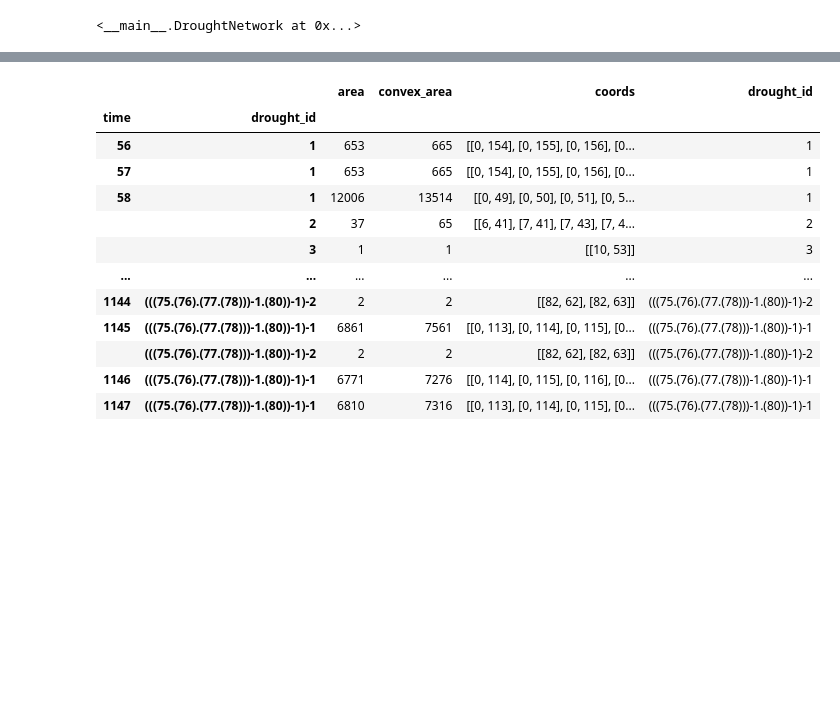
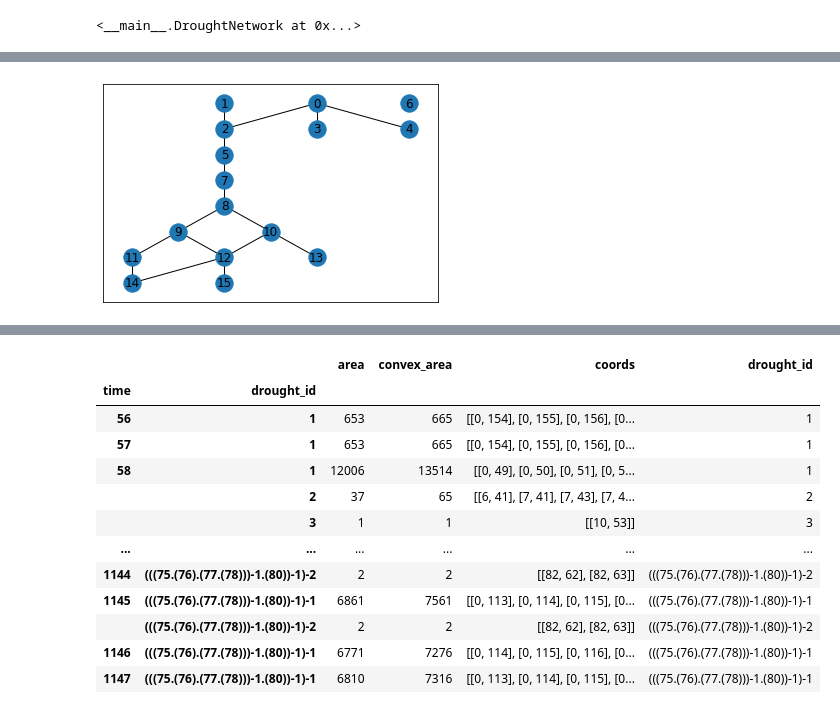
Before and after one commit to UW-Hydro/drought_impact, a Jupyter notebook: notebooks/explore/drought_event_network.ipynb, the cells around one changed output, grey strips where cells are left out. Drawn from its saved outputs; the diff is of its cells as text; code cells hidden in the pictures; blank space fills up the shorter version.

```diff
--- a/notebooks/explore/drought_event_network.ipynb
+++ b/notebooks/explore/drought_event_network.ipynb
@@ -139,7 +150,7 @@ Okay, I think above is a fairly good starting point for this class. I need to do
 - figure out how to transition from nodes to timeseries
 - figure out how to hold all the nodes for a timeseries together, given they can stop and end and may not all be connected
 # %%
-def create_EventNodes(vals:np.ndarray, time=0):
+def create_EventNodes(vals:np.ndarray, time=0, id=0):
     df = wrangle.identify_drought_blob(vals)
     nodes = []
     for i in np.arange(len(df)):
@@ -147,16 +158,21 @@ def create_EventNodes(vals:np.ndarray, time=0):
             time=time,
             area=df['area'].values[i],
             coords=df['coords'].values[i],
-            event_code=''
+            id=id
         )
         nodes.append(node)
+        id += 1
 
     # hopeful optimization
     df = None
 
-    return nodes
+    return nodes, id
 # %%
-test_nodes = [create_EventNodes(data, time=i) for i, data in enumerate(test_series)]
+test_nodes = []
+id = 0
+for i, data in enumerate(test_series):
+    nodes, id = create_EventNodes(data, time=i, id=id)
+    test_nodes.append(nodes)
 # %%
 test_nodes
 # %% [output]
@@ -199,26 +215,3 @@ Nice.
 That's looking promising knowing one of them does do a 3-way split. Let's get the history codes in there
 # %% [markdown]
 I'mma be needing to make an overarching class to contain all the events and maintain an encoding scheme.
-# %%
-class DroughtNetwork:
-
-    def __init__(self, data):
-        self.data = data
-        self.origins: List[EventNode] = list()
-
-        last_nodes = []
-        for i in np.arange(data.shape[0]):
-            nodes_i = create_EventNodes(data[i,:,:], time=i)
-            if len(nodes_i) > 0:
-                if len(last_nodes) > 0:
-                    for node in nodes_i:
-                        for last_node in last_nodes:
-                            check = last_node.check_connects(node)
-                            #print(check)
-                            if not check:
-                                self.origins.append(node)
-                else:
-                    self.origins.append(nodes_i)
-                last_nodes = nodes_i
-            else:
-                last_nodes = []
@@ -458,0 +615,7 @@ def encode_drought_events(data:np.ndarray):
+# %%
+topog = nx.from_numpy_array(drought_network.adj_mat)
+pos = nx.drawing.nx_agraph.graphviz_layout(topog, prog= 'dot')
+
+nx.draw_networkx(topog, pos)
+# %% [output]
+[figure, added]
```
Also changed, not shown: parts of 49 cells of this notebook.
